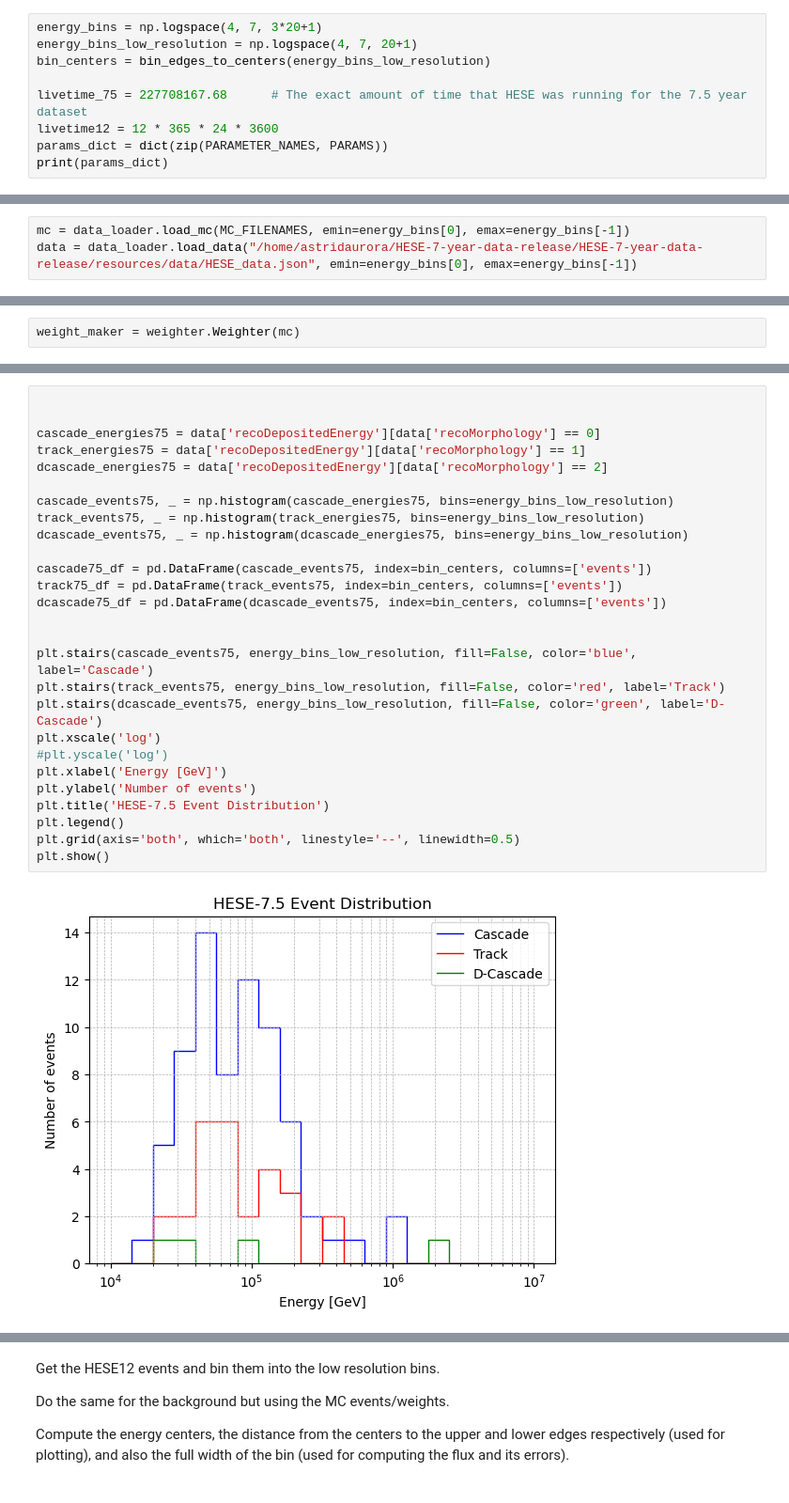
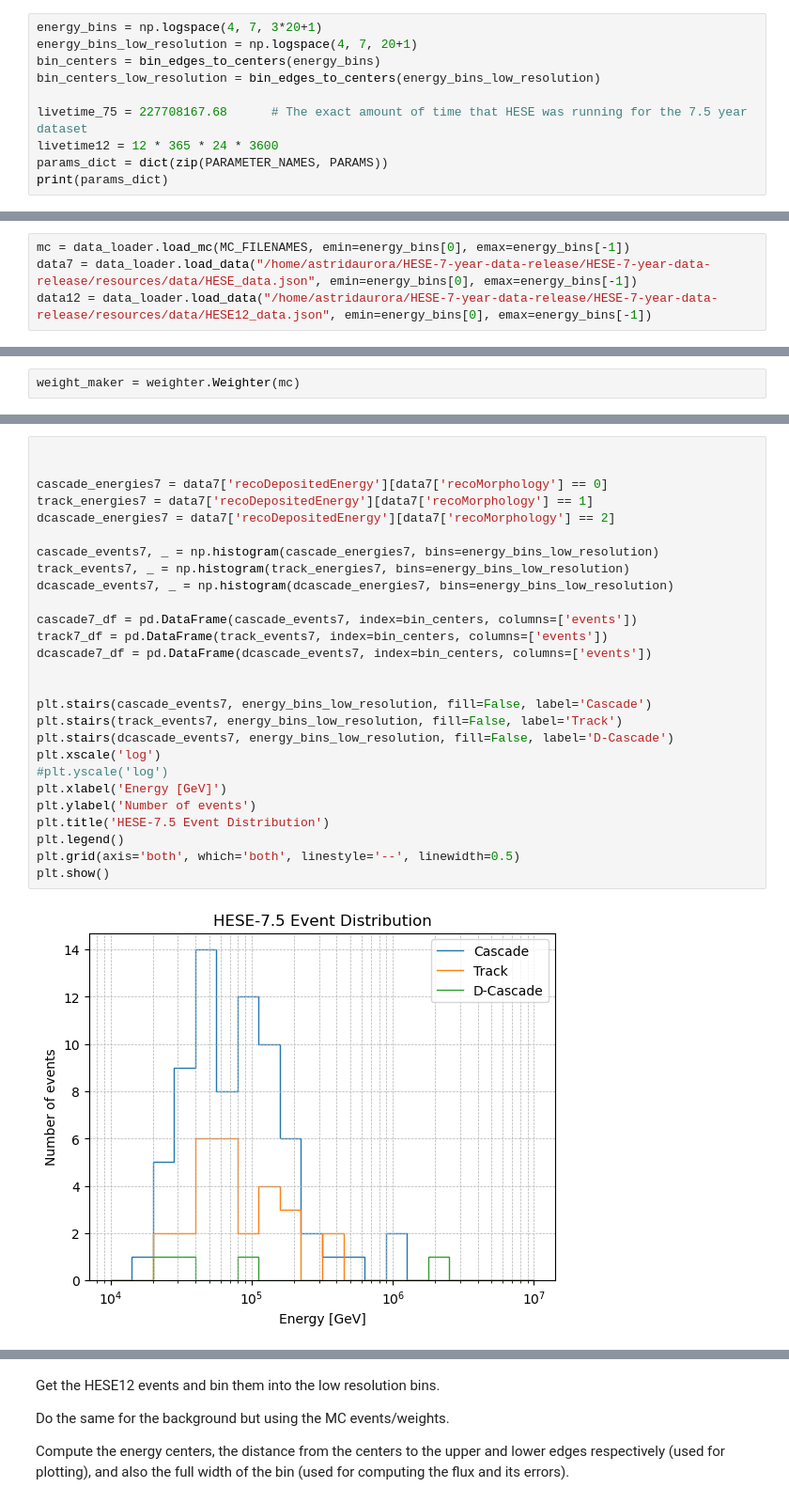
Before and after one commit to Astridsc/HESE-7-year-data-release, a Jupyter notebook: HESE-7-year-data-release/notebooks/hese12.ipynb, the cells around one changed output, grey strips where cells are left out. Shown: that part at 94% size. Saved outputs shown, nothing was run; the diff lists cells and outputs as text.

```diff
--- a/HESE-7-year-data-release/notebooks/hese12.ipynb
+++ b/HESE-7-year-data-release/notebooks/hese12.ipynb
@@ -18,7 +71,8 @@ import gc
 # %%
 energy_bins = np.logspace(4, 7, 3*20+1)
 energy_bins_low_resolution = np.logspace(4, 7, 20+1)
-bin_centers = bin_edges_to_centers(energy_bins_low_resolution)
+bin_centers = bin_edges_to_centers(energy_bins)
+bin_centers_low_resolution = bin_edges_to_centers(energy_bins_low_resolution)
 
 livetime_75 = 227708167.68      # The exact amount of time that HESE was running for the 7.5 year dataset
 livetime12 = 12 * 365 * 24 * 3600
@@ -28,4 +82,5 @@ print(params_dict)
 {'cr_delta_gamma': np.float64(-0.05309302), 'nunubar_ratio': np.float64(0.99815326), 'anisotropy_scale': np.float64(1.000683), 'astro_gamma': np.float64(2.87375956), 'astro_norm': np.float64(6.3648860 ...
 # %%
 mc = data_loader.load_mc(MC_FILENAMES, emin=energy_bins[0], emax=energy_bins[-1])
-data = data_loader.load_data("/home/astridaurora/HESE-7-year-data-release/HESE-7-year-data-release/resources/data/HESE_data.json", emin=energy_bins[0], emax=energy_bins[-1])
+data7 = data_loader.load_data("/home/astridaurora/HESE-7-year-data-release/HESE-7-year-data-release/resources/data/HESE_data.json", emin=energy_bins[0], emax=energy_bins[-1])
+data12 = data_loader.load_data("/home/astridaurora/HESE-7-year-data-release/HESE-7-year-data-release/resources/data/HESE12_data.json", emin=energy_bins[0], emax=energy_bins[-1])
@@ -168,29 +200,29 @@ plt.show()
 # %%
 
 
-cascade_energies75 = data['recoDepositedEnergy'][data['recoMorphology'] == 0]
-track_energies75 = data['recoDepositedEnergy'][data['recoMorphology'] == 1]
-dcascade_energies75 = data['recoDepositedEnergy'][data['recoMorphology'] == 2]
+cascade_energies7 = data7['recoDepositedEnergy'][data7['recoMorphology'] == 0]
+track_energies7 = data7['recoDepositedEnergy'][data7['recoMorphology'] == 1]
+dcascade_energies7 = data7['recoDepositedEnergy'][data7['recoMorphology'] == 2]
 
-cascade_events75, _ = np.histogram(cascade_energies75, bins=energy_bins_low_resolution)
-track_events75, _ = np.histogram(track_energies75, bins=energy_bins_low_resolution)
-dcascade_events75, _ = np.histogram(dcascade_energies75, bins=energy_bins_low_resolution)
+cascade_events7, _ = np.histogram(cascade_energies7, bins=energy_bins_low_resolution)
+track_events7, _ = np.histogram(track_energies7, bins=energy_bins_low_resolution)
+dcascade_events7, _ = np.histogram(dcascade_energies7, bins=energy_bins_low_resolution)
 
-cascade75_df = pd.DataFrame(cascade_events75, index=bin_centers, columns=['events'])
-track75_df = pd.DataFrame(track_events75, index=bin_centers, columns=['events'])
-dcascade75_df = pd.DataFrame(dcascade_events75, index=bin_centers, columns=['events'])
+cascade7_df = pd.DataFrame(cascade_events7, index=bin_centers, columns=['events'])
+track7_df = pd.DataFrame(track_events7, index=bin_centers, columns=['events'])
+dcascade7_df = pd.DataFrame(dcascade_events7, index=bin_centers, columns=['events'])
 
 
-plt.stairs(cascade_events75, energy_bins_low_resolution, fill=False, color='blue', label='Cascade')
-plt.stairs(track_events75, energy_bins_low_resolution, fill=False, color='red', label='Track')
-plt.stairs(dcascade_events75, energy_bins_low_resolution, fill=False, color='green', label='D-Cascade')
+plt.stairs(cascade_events7, energy_bins_low_resolution, fill=False, label='Cascade')
+plt.stairs(track_events7, energy_bins_low_resolution, fill=False, label='Track')
+plt.stairs(dcascade_events7, energy_bins_low_resolution, fill=False, label='D-Cascade')
 plt.xscale('log')
 #plt.yscale('log')
 plt.xlabel('Energy [GeV]')
 plt.ylabel('Number of events')
 plt.title('HESE-7.5 Event Distribution')
 plt.legend()
 plt.grid(axis='both', which='both', linestyle='--', linewidth=0.5)
 plt.show()
 # %% [output]
-[figure, old version]
+[figure, new version]
```
Also changed, not shown: parts of 11 cells of this notebook, 1 other file.
